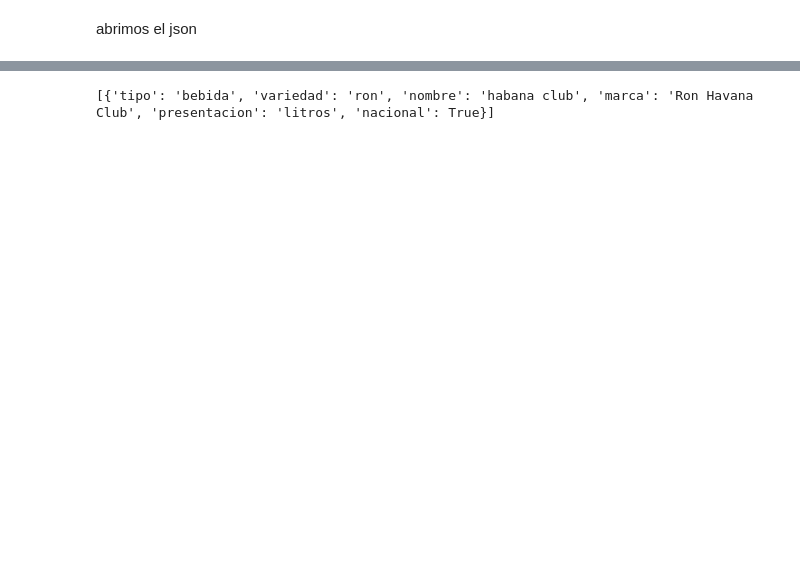
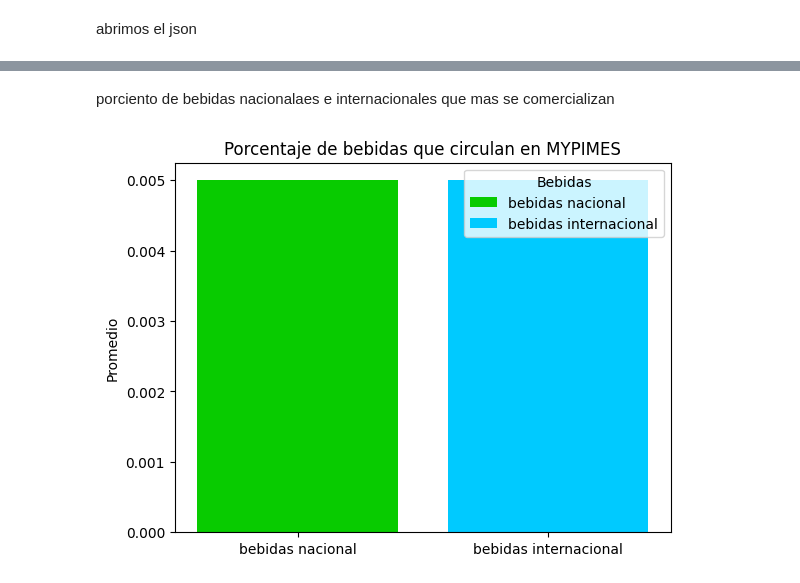
Before and after one commit to Aleinad-06/MYPIMES, a Jupyter notebook: main/main.ipynb, the cells around one changed output, grey strips where cells are left out. Drawn from its saved outputs; the diff is of its cells as text; code cells hidden in the pictures; blank space fills up the shorter version.

```diff
--- a/main/main.ipynb
+++ b/main/main.ipynb
@@ -35,15 +37,37 @@ provincia_map
 [interactive output not drawn]
+# %% [markdown]
+porciento de bebidas nacionalaes e internacionales que mas se comercializan
 # %%
 
-from modules.graphs import promedio
+from modules.graphs import porciento
+
+import matplotlib.pyplot as plt
 productos = []
 for m_productos in jsons:
     productos = m_productos["productos"]
 
-nacional = []
+bebida_nacional = []
+bebida_internacional = []
+
 for marcas_nacional in productos:
     if marcas_nacional["tipo"] == "bebida":
+
         if marcas_nacional["nacional"] == True:
-            nacional.append(marcas_nacional)
+            bebida_nacional.append(marcas_nacional)
+
+        if marcas_nacional["nacional"] == False:
+            bebida_internacional.append(marcas_nacional)
+
+porciento_nacional= porciento(total=len(bebida_internacional) + len(bebida_nacional), parte= len(bebida_nacional))/ 100
+porciento_internacional = porciento(total=len(bebida_internacional) + len(bebida_nacional), parte= len(bebida_internacional))/ 100
+
+
+fig , ax = plt.subplots()
+
+ax.bar(["bebidas nacional", "bebidas internacional"],[porciento_internacional, porciento_nacional], label=["bebidas nacional", "bebidas internacional"], color= ["#08CB00", "#00CAFF"])
+ax.set_ylabel("Promedio")
+ax.legend(title='Bebidas')
+ax.set_title("Porcentaje de bebidas que circulan en MYPIMES")
+plt.show()
 # %% [output]
-[{'tipo': 'bebida', 'variedad': 'ron', 'nombre': 'habana club', 'marca': 'Ron Havana Club', 'presentacion': 'litros', 'nacional': True}]
+[figure, added]
```
Also changed, not shown: parts of 3 cells of this notebook, 2 other files.
